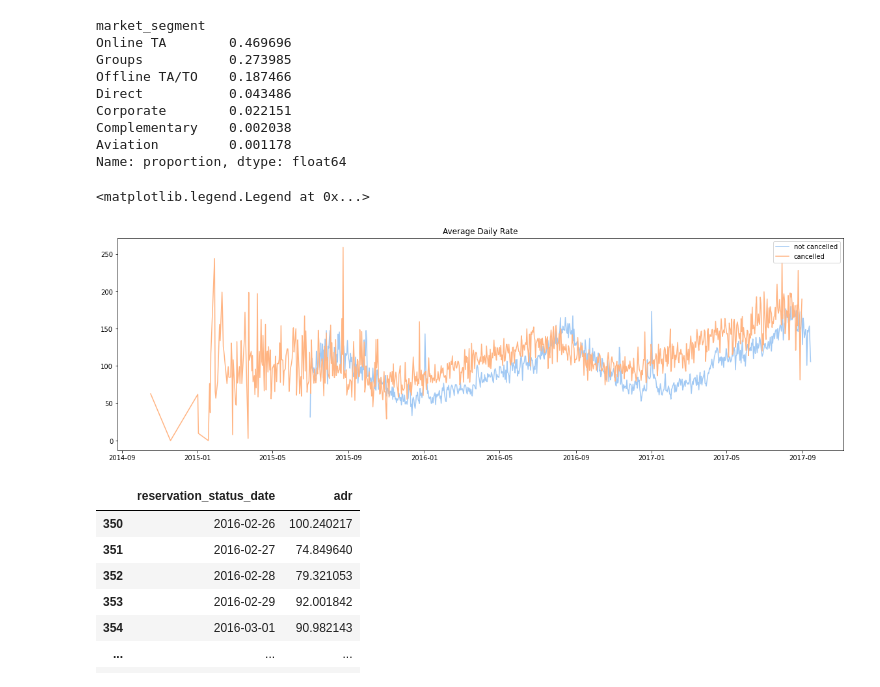
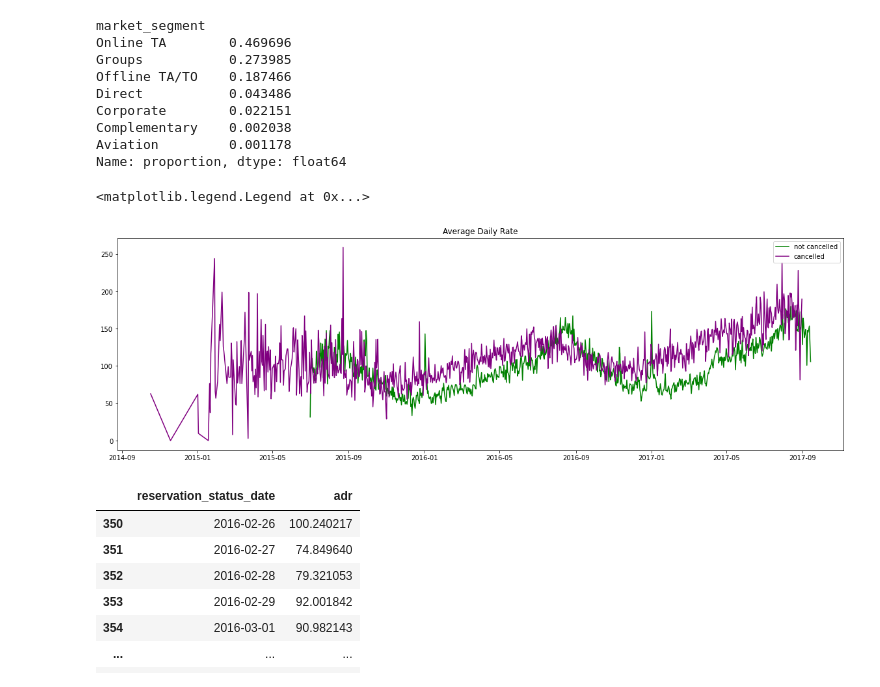
Before and after one commit to MichaelCerna/Analysis-of-Elevated-Cancellation-Rates-among-Hotel-booking-data, a Jupyter notebook: Analysis of Elevated Cancellation Rates among Hotel's booking data.ipynb, the cells around one changed output. Saved outputs shown, nothing was run; the diff lists cells and outputs as text; code cells hidden in the pictures.

Commit message:
updated images

```diff
--- a/Analysis of Elevated Cancellation Rates among Hotel's booking data.ipynb
+++ b/Analysis of Elevated Cancellation Rates among Hotel's booking data.ipynb
@@ -321,22 +321,22 @@ Name: proportion, dtype: float64
 # %%
 cancelled_df_adr = cancelled_data.groupby('reservation_status_date')[['adr']].mean()
 cancelled_df_adr.reset_index(inplace = True)
 cancelled_df_adr.sort_values('reservation_status_date', inplace = True)
 
 not_canceled_data = df[df['is_canceled'] == 0]
 
 not_cancelled_df_adr = not_canceled_data.groupby('reservation_status_date')[['adr']].mean()
 not_cancelled_df_adr.reset_index(inplace = True)
 not_cancelled_df_adr.sort_values('reservation_status_date', inplace = True)
 
 plt.figure(figsize = (20,6))
 plt.title('Average Daily Rate')
-plt.plot(not_cancelled_df_adr['reservation_status_date'], not_cancelled_df_adr['adr'], label = 'not cancelled')
-plt.plot(cancelled_df_adr['reservation_status_date'], cancelled_df_adr['adr'], label = 'cancelled')
+plt.plot(not_cancelled_df_adr['reservation_status_date'], not_cancelled_df_adr['adr'], label = 'not cancelled', color='green')
+plt.plot(cancelled_df_adr['reservation_status_date'], cancelled_df_adr['adr'], label = 'cancelled', color='purple')
 plt.legend()
 # %% [output]
 <matplotlib.legend.Legend at 0x...>
-[figure, old version]
+[figure, new version]
 # %%
 cancelled_df_adr.loc[350:]
 # %% [output]
```
Also changed, not shown: 3 other files.
